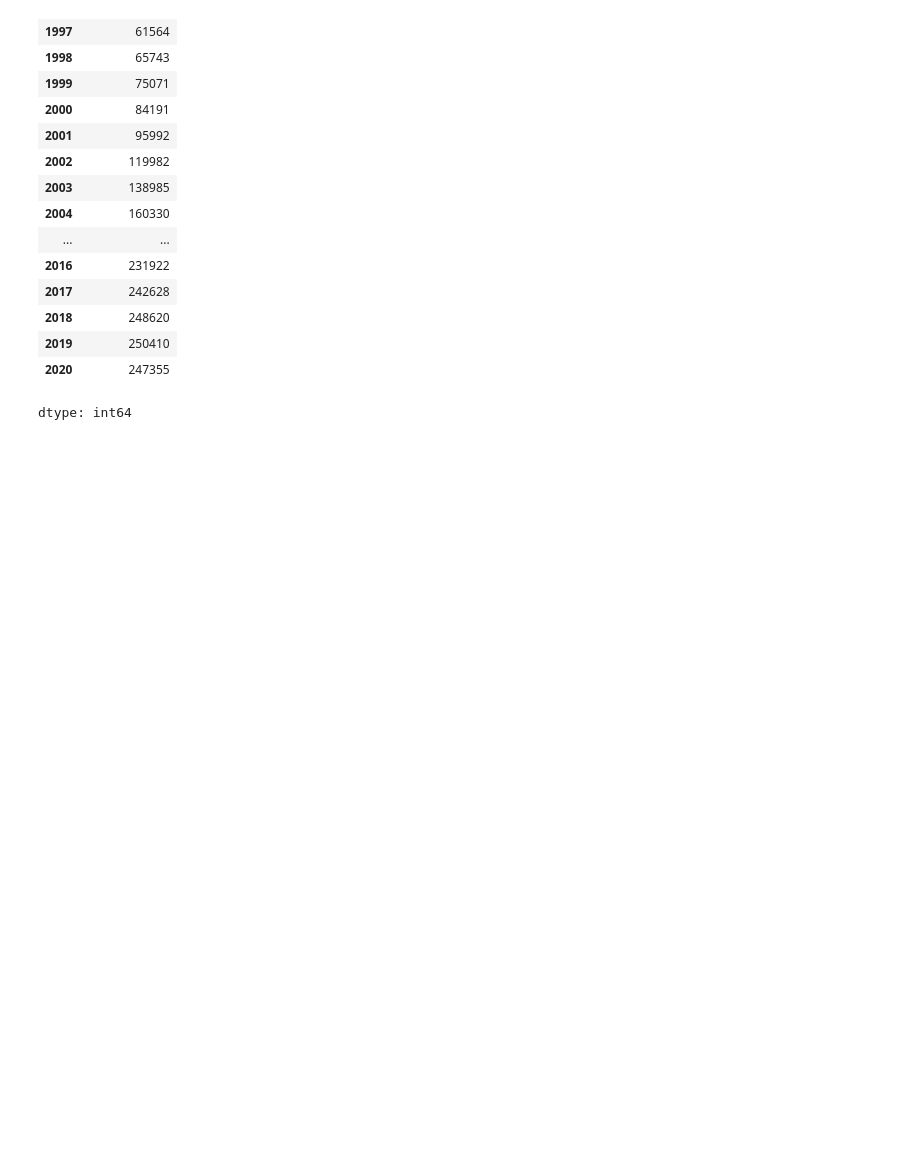
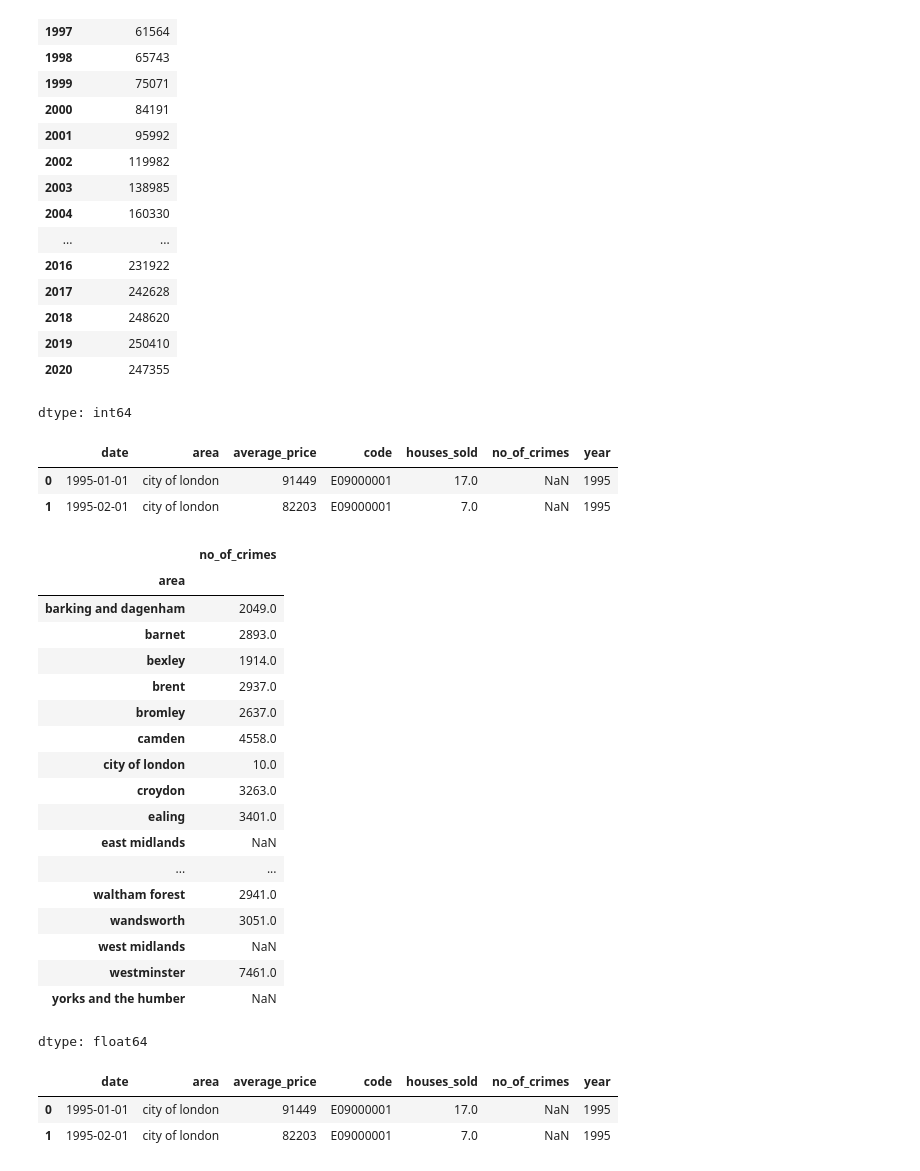
Before and after one commit to Palakg24/Practice, a Jupyter notebook: Project_5.ipynb, the cells around one changed output. Cells and saved outputs as stored; diff of their text form; code cells hidden in the pictures; blank space fills up the shorter version.

```diff
--- a/Project_5.ipynb
+++ b/Project_5.ipynb
@@ -283,3 +283,37 @@ data1.groupby('year')['average_price'].max()
 | 2019 | 250410 |
 | 2020 | 247355 |
 dtype: int64
+# %%
+data.head(2)
+# %% [output]
+|  | date | area | average_price | code | houses_sold | no_of_crimes | year |
+| 0 | 1995-01-01 | city of london | 91449 | E09000001 | 17.0 | NaN | 1995 |
+| 1 | 1995-02-01 | city of london | 82203 | E09000001 | 7.0 | NaN | 1995 |
+# %%
+data.groupby('area')['no_of_crimes'].max()
+# %% [output]
+|  | no_of_crimes |
+| area |  |
+| barking and dagenham | 2049.0 |
+| barnet | 2893.0 |
+| bexley | 1914.0 |
+| brent | 2937.0 |
+| bromley | 2637.0 |
+| camden | 4558.0 |
+| city of london | 10.0 |
+| croydon | 3263.0 |
+| ealing | 3401.0 |
+| east midlands | NaN |
+| ... | ... |
+| waltham forest | 2941.0 |
+| wandsworth | 3051.0 |
+| west midlands | NaN |
+| westminster | 7461.0 |
+| yorks and the humber | NaN |
+dtype: float64
+# %%
+data.head(2)
+# %% [output]
+|  | date | area | average_price | code | houses_sold | no_of_crimes | year |
+| 0 | 1995-01-01 | city of london | 91449 | E09000001 | 17.0 | NaN | 1995 |
+| 1 | 1995-02-01 | city of london | 82203 | E09000001 | 7.0 | NaN | 1995 |
```
Also changed, not shown: parts of 2 cells of this notebook.
